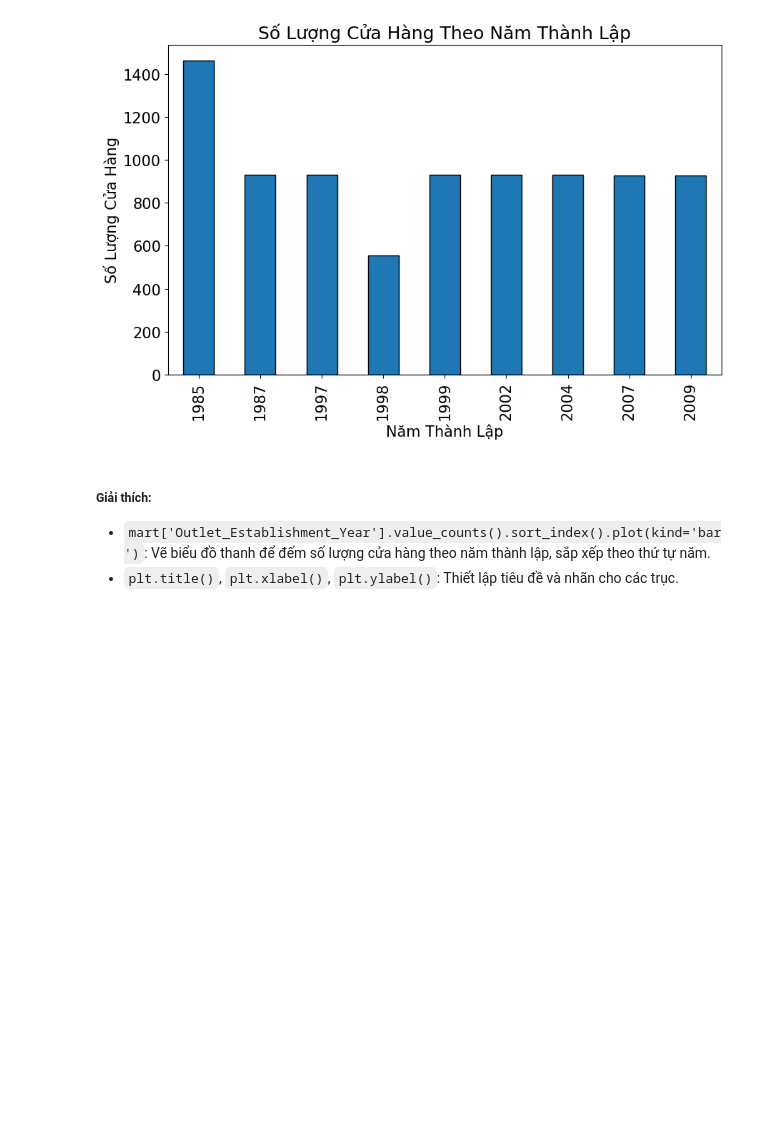
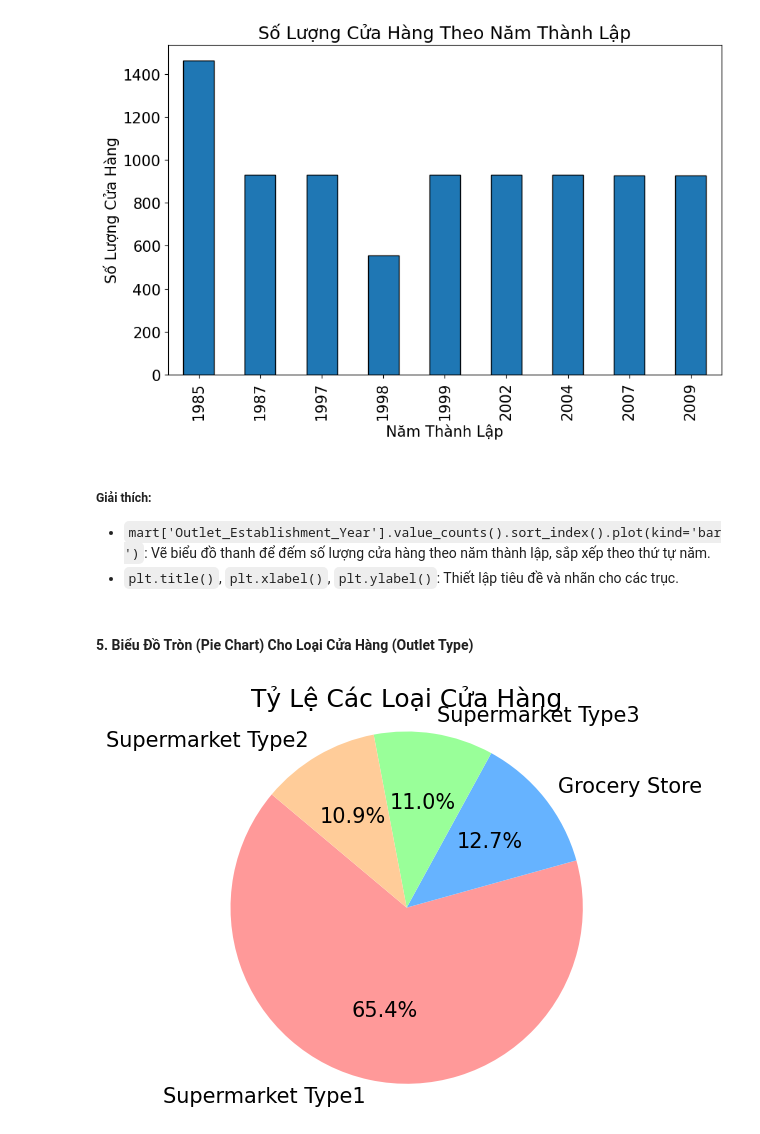
Before and after one commit to MeiCloudie/demo-python-data-analyst, a Jupyter notebook: bigmart-sales/bigmart_sales.ipynb, the cells around one changed output. Cells and saved outputs as stored; diff of their text form; code cells hidden in the pictures; blank space fills up the shorter version.

Commit message:
feat(bigmart): Update pie chart

```diff
--- a/bigmart-sales/bigmart_sales.ipynb
+++ b/bigmart-sales/bigmart_sales.ipynb
@@ -416,3 +416,14 @@ plt.show()
 
 - ``mart['Outlet_Establishment_Year'].value_counts().sort_index().plot(kind='bar')``: Vẽ biểu đồ thanh để đếm số lượng cửa hàng theo năm thành lập, sắp xếp theo thứ tự năm.
 - ``plt.title()``, ``plt.xlabel()``, ``plt.ylabel()``: Thiết lập tiêu đề và nhãn cho các trục.
+# %% [markdown]
+#### 5. Biểu Đồ Tròn (Pie Chart) Cho Loại Cửa Hàng (Outlet Type)
+# %%
+plt.figure(figsize=(5, 5))
+outlet_type_counts = mart['Outlet_Type'].value_counts()
+plt.pie(outlet_type_counts, labels=outlet_type_counts.index, autopct='%1.1f%%', startangle=140, colors=['#ff9999','#66b3ff','#99ff99','#ffcc99'])
+plt.title('Tỷ Lệ Các Loại Cửa Hàng')
+plt.axis('equal')  # Đảm bảo biểu đồ tròn được vẽ dưới dạng hình tròn
+plt.show()
+# %% [output]
+[figure, added]
```
Also changed, not shown: parts of 1 cell of this notebook.
